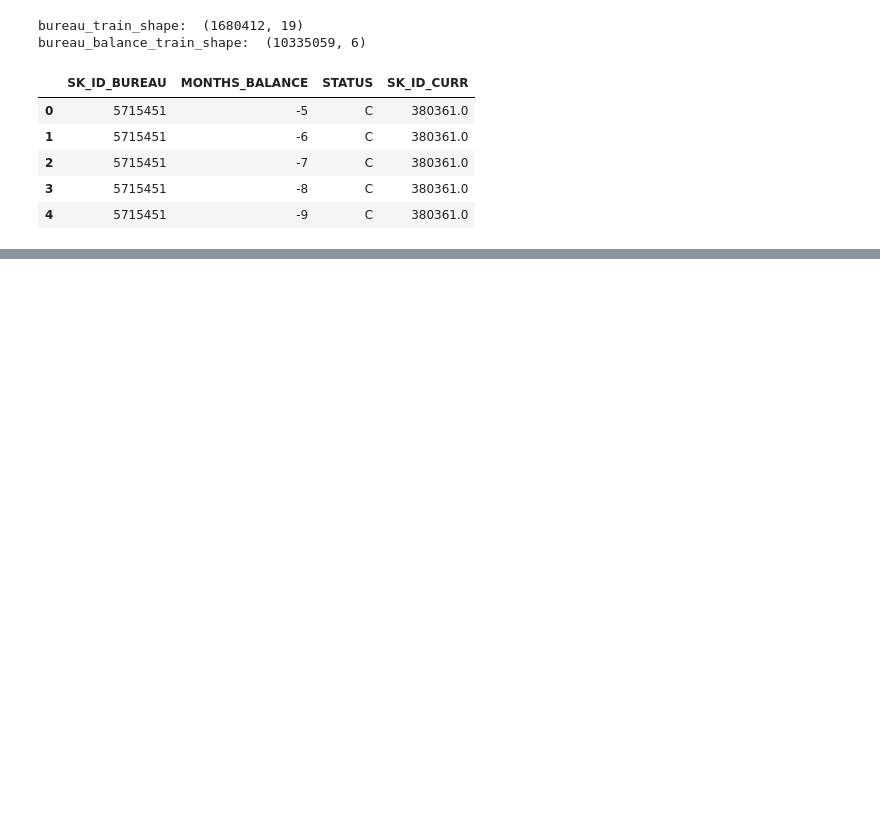
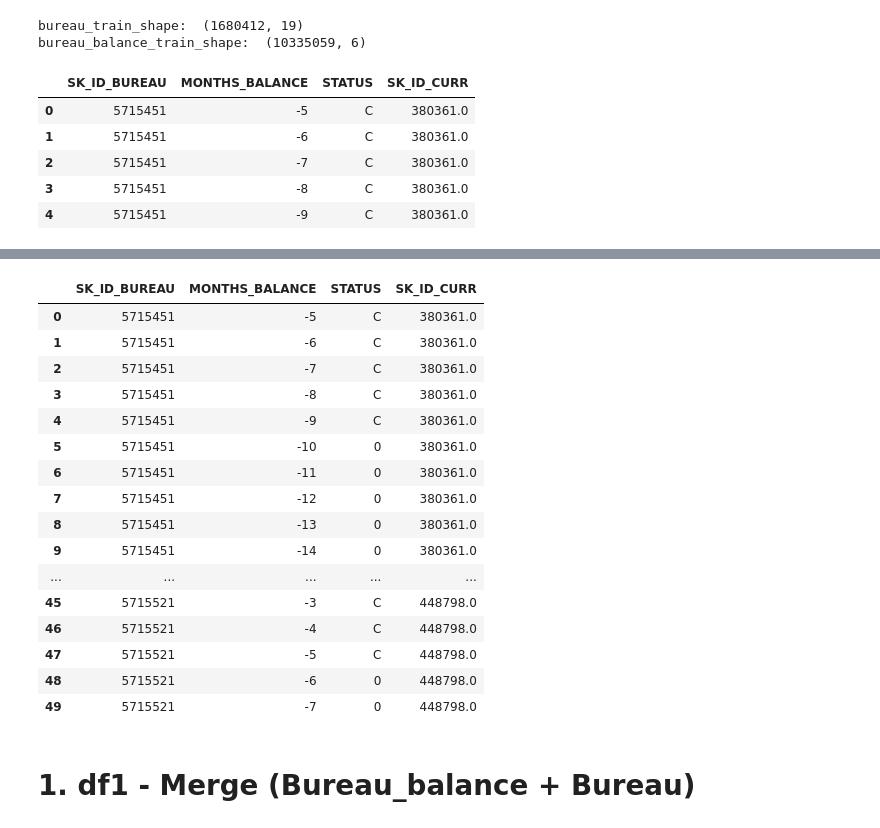
Before and after one commit to jaykim-asset/Project, a Jupyter notebook: home_credit/Merging_Test_Data_Via_MYSQL.ipynb, the cells around one changed output, grey strips where cells are left out. Saved outputs shown, nothing was run; the diff lists cells and outputs as text; code cells hidden in the pictures; blank space fills up the shorter version.

```diff
--- a/home_credit/Merging_Test_Data_Via_MYSQL.ipynb
+++ b/home_credit/Merging_Test_Data_Via_MYSQL.ipynb
@@ -69,0 +117,22 @@ bureau_balance_train.head()
+# %%
+bureau_balance_train.head(50)
+# %% [output]
+|  | SK_ID_BUREAU | MONTHS_BALANCE | STATUS | SK_ID_CURR |
+| 0 | 5715451 | -5 | C | 380361.0 |
+| 1 | 5715451 | -6 | C | 380361.0 |
+| 2 | 5715451 | -7 | C | 380361.0 |
+| 3 | 5715451 | -8 | C | 380361.0 |
+| 4 | 5715451 | -9 | C | 380361.0 |
+| 5 | 5715451 | -10 | 0 | 380361.0 |
+| 6 | 5715451 | -11 | 0 | 380361.0 |
+| 7 | 5715451 | -12 | 0 | 380361.0 |
+| 8 | 5715451 | -13 | 0 | 380361.0 |
+| 9 | 5715451 | -14 | 0 | 380361.0 |
+| ... | ... | ... | ... | ... |
+| 45 | 5715521 | -3 | C | 448798.0 |
+| 46 | 5715521 | -4 | C | 448798.0 |
+| 47 | 5715521 | -5 | C | 448798.0 |
+| 48 | 5715521 | -6 | 0 | 448798.0 |
+| 49 | 5715521 | -7 | 0 | 448798.0 |
+# %% [markdown]
+# 1. df1 - Merge (Bureau_balance + Bureau)
```
Also changed, not shown: parts of 15 cells of this notebook.
